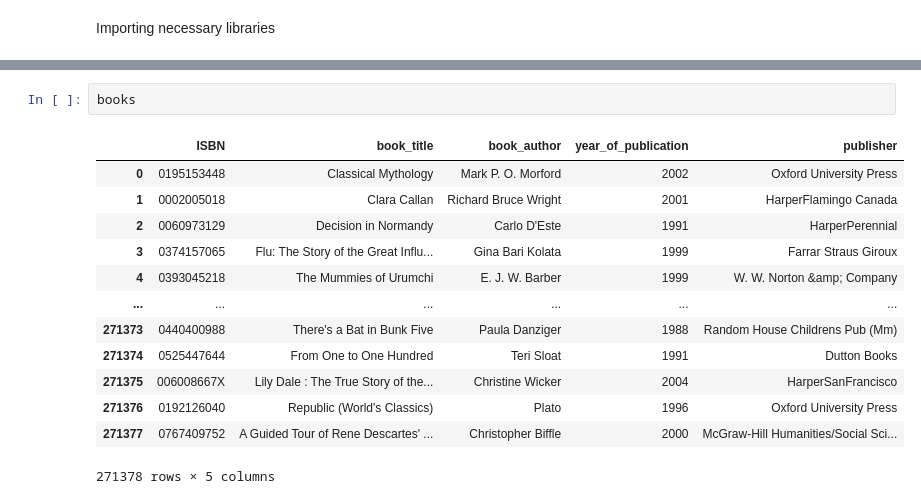
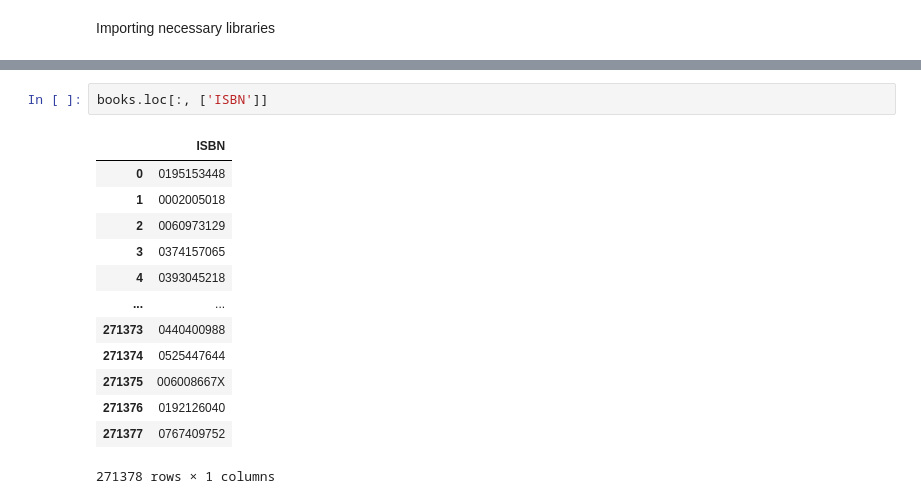
Before and after one commit to cekalovaadela/Book_recommendations, a Jupyter notebook: books_recommendations.ipynb, the cells around one changed output, grey strips where cells are left out. Saved outputs shown, nothing was run; the diff lists cells and outputs as text.

```diff
--- a/books_recommendations.ipynb
+++ b/books_recommendations.ipynb
@@ -33,18 +31,18 @@ user_ratings = dfs['user_ratings_df']
 # %% [output]
 ['books_df.pickle', 'ratings_df.pickle', 'users_df.pickle', 'user_ratings_df.pickle']
 # %%
-books
+books.loc[:, ['ISBN']]
 # %% [output]
-|  | ISBN | book_title | book_author | year_of_publication | publisher |
-| 0 | 0195153448 | Classical Mythology | Mark P. O. Morford | 2002 | Oxford University Press |
-| 1 | 0002005018 | Clara Callan | Richard Bruce Wright | 2001 | HarperFlamingo Canada |
-| 2 | 0060973129 | Decision in Normandy | Carlo D'Este | 1991 | HarperPerennial |
-| 3 | 0374157065 | Flu: The Story of the Great Influ... | Gina Bari Kolata | 1999 | Farrar Straus Giroux |
-| 4 | 0393045218 | The Mummies of Urumchi | E. J. W. Barber | 1999 | W. W. Norton &amp; Company |
-| ... | ... | ... | ... | ... | ... |
-| 271373 | 0440400988 | There's a Bat in Bunk Five | Paula Danziger | 1988 | Random House Childrens Pub (Mm) |
-| 271374 | 0525447644 | From One to One Hundred | Teri Sloat | 1991 | Dutton Books |
-| 271375 | 006008667X | Lily Dale : The True Story of the... | Christine Wicker | 2004 | HarperSanFrancisco |
-| 271376 | 0192126040 | Republic (World's Classics) | Plato | 1996 | Oxford University Press |
-| 271377 | 0767409752 | A Guided Tour of Rene Descartes' ... | Christopher Biffle | 2000 | McGraw-Hill Humanities/Social Sci... |
+|  | ISBN |
+| 0 | 0195153448 |
+| 1 | 0002005018 |
+| 2 | 0060973129 |
+| 3 | 0374157065 |
+| 4 | 0393045218 |
+| ... | ... |
+| 271373 | 0440400988 |
+| 271374 | 0525447644 |
+| 271375 | 006008667X |
+| 271376 | 0192126040 |
+| 271377 | 0767409752 |
-271378 rows × 5 columns
+271378 rows × 1 columns
```
Also changed, not shown: parts of 28 cells of this notebook, 5 other files.
